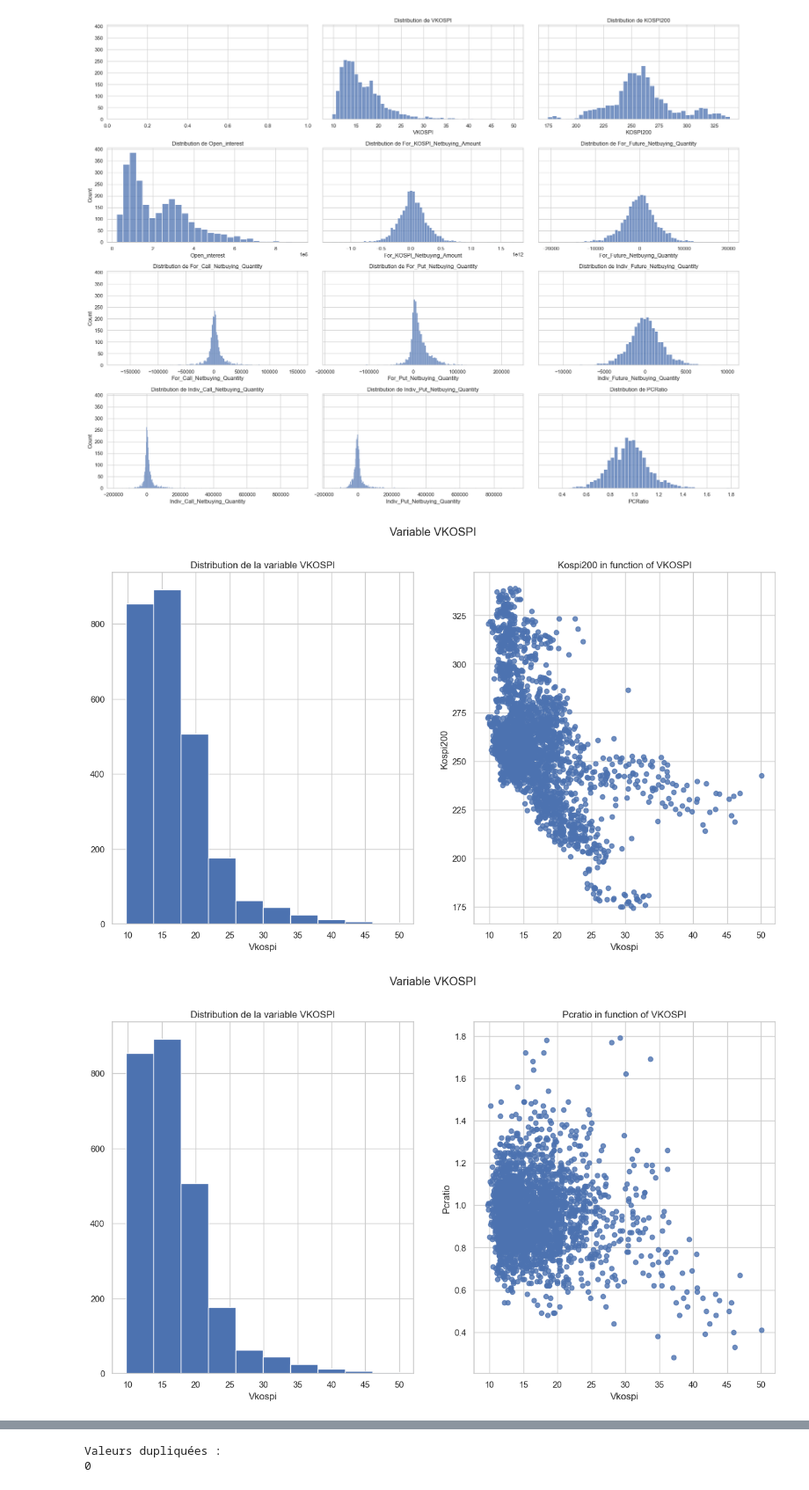
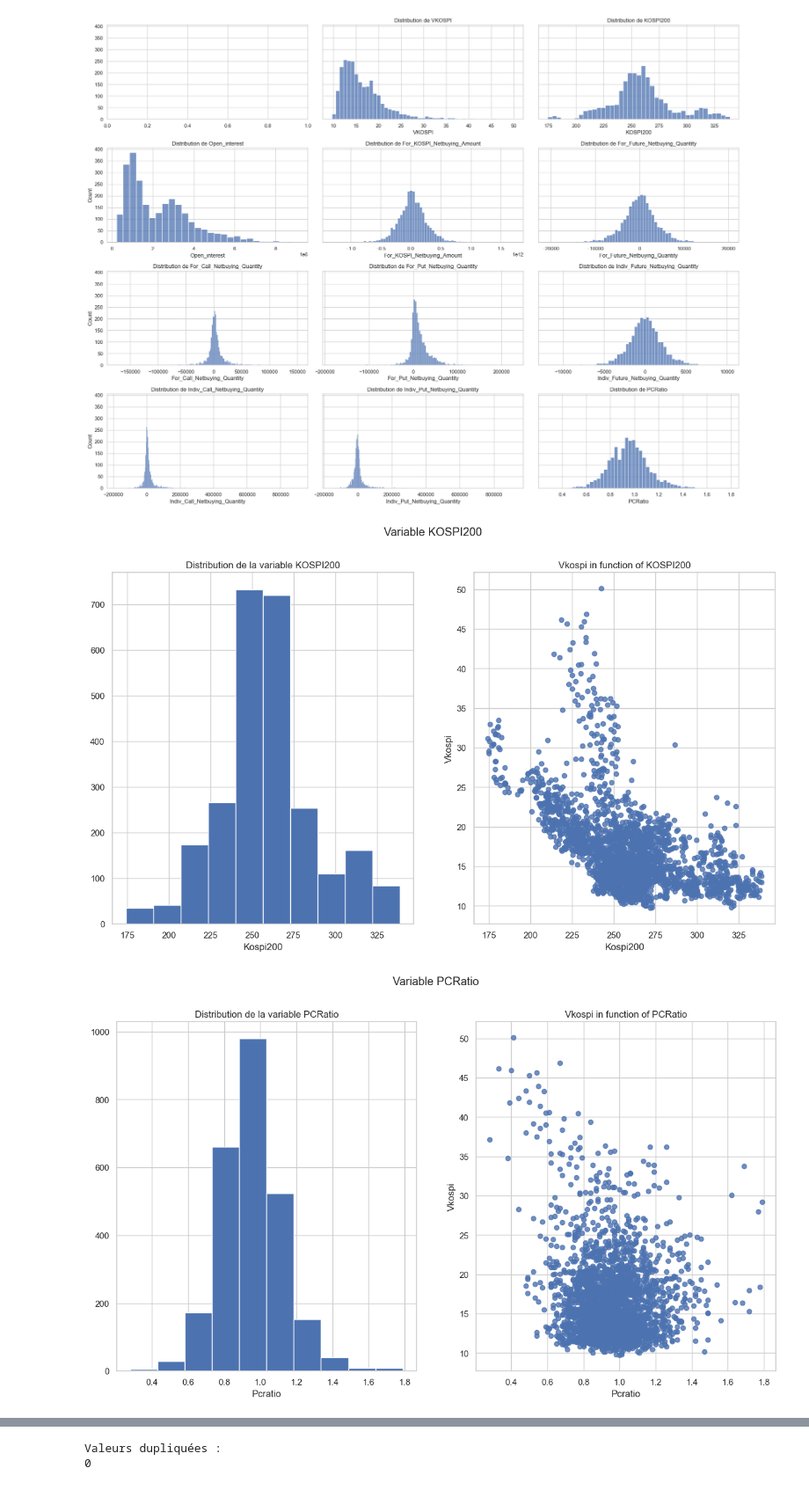
Before and after one commit to hiririri/ML-IF-STIN, a Jupyter notebook: Projet/Options_KR_Projet.ipynb, the cells around one changed output, grey strips where cells are left out. Shown at 88% size. Saved outputs shown, nothing was run; the diff lists cells and outputs as text; code cells hidden in the pictures.

```diff
--- a/Projet/Options_KR_Projet.ipynb
+++ b/Projet/Options_KR_Projet.ipynb
@@ -134,17 +134,17 @@ def explore_column(df, column, target_column, alpha=0.8, figsize=(15, 8)):
     plt.suptitle("Variable %s" % column)
     plt.show()
 # %%
-explore_column(df, "VKOSPI", "KOSPI200")
-explore_column(df, "VKOSPI", "PCRatio")
-explore_column(df, "VKOSPI", "Open_interest")
-explore_column(df, "VKOSPI", "For_KOSPI_Netbuying_Amount")
-explore_column(df, "VKOSPI", "For_Future_Netbuying_Quantity")
-explore_column(df, "VKOSPI", "For_Call_Netbuying_Quantity")
-explore_column(df, "VKOSPI", "For_Put_Netbuying_Quantity")
-explore_column(df, "VKOSPI", "Indiv_Future_Netbuying_Quantity")
-explore_column(df, "VKOSPI", "Indiv_Call_Netbuying_Quantity")
-explore_column(df, "VKOSPI", "Indiv_Put_Netbuying_Quantity")
-explore_column(df, "VKOSPI", "Day_till_expiration")
+explore_column(df, "KOSPI200", "VKOSPI")
+explore_column(df, "PCRatio", "VKOSPI")
+explore_column(df, "Open_interest", "VKOSPI")
+# explore_column(df, "For_KOSPI_Netbuying_Amount", "VKOSPI")
+# explore_column(df, "For_Future_Netbuying_Quantity", "VKOSPI")
+# explore_column(df, "For_Call_Netbuying_Quantity", "VKOSPI")
+# explore_column(df, "For_Put_Netbuying_Quantity", "VKOSPI")
+# explore_column(df, "Indiv_Future_Netbuying_Quantity", "VKOSPI")
+# explore_column(df, "Indiv_Call_Netbuying_Quantity", "VKOSPI")
+# explore_column(df, "Indiv_Put_Netbuying_Quantity", "VKOSPI")
+# explore_column(df, "Day_till_expiration", "VKOSPI")
 # %% [output]
-[figure, old version]
+[figure, new version]
-[figure, old version]
+[figure, new version]
```
Also changed, not shown: parts of 16 cells of this notebook.
